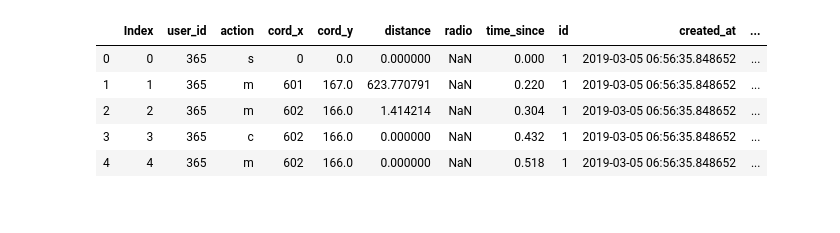
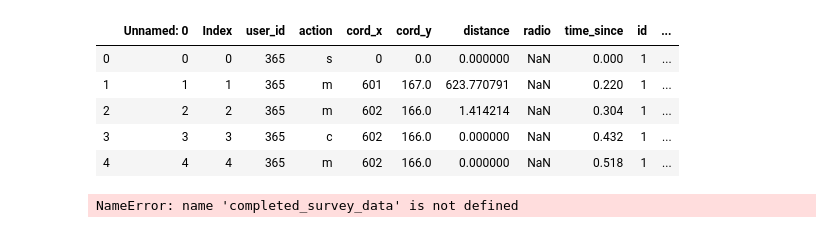
Before and after one commit to dachosen1/Validating-psychometric-survey-responses, a Jupyter notebook: Models/Q1_Mouse Activity/Parsing Distance.ipynb, the cells around one changed output. Drawn from its saved outputs; the diff is of its cells as text; code cells hidden in the pictures.

Commit message:
Modified parsing distance to per page

```diff
--- a/Models/Q1_Mouse Activity/Parsing Distance.ipynb
+++ b/Models/Q1_Mouse Activity/Parsing Distance.ipynb
@@ -7,17 +9,17 @@ from tensorflow.keras.preprocessing.text import Tokenizer
 # %%
 # set working directory (Change for youe)
 os.chdir('C:/Users/ander/Google Drive/Columbia/Fall 2019/Capstone/Dotin-Columbia-Castone-Team-Alpha-')
 
 # initilize path
-mouse_flat_path = 'Data/Clean Data/mouse_flat_v3.csv'
+mouse_flat_path = 'Data/Clean Data/mouse_flat_v4.csv'
 
 # read file
 data = pd.read_csv(mouse_flat_path)
 data.head()
 # %% [output]
-|  | Index | user_id | action | cord_x | cord_y | distance | radio | time_since | id | created_at | ... |
-| 0 | 0 | 365 | s | 0 | 0.0 | 0.000000 | NaN | 0.000 | 1 | 2019-03-05 06:56:35.848652 | ... |
-| 1 | 1 | 365 | m | 601 | 167.0 | 623.770791 | NaN | 0.220 | 1 | 2019-03-05 06:56:35.848652 | ... |
-| 2 | 2 | 365 | m | 602 | 166.0 | 1.414214 | NaN | 0.304 | 1 | 2019-03-05 06:56:35.848652 | ... |
-| 3 | 3 | 365 | c | 602 | 166.0 | 0.000000 | NaN | 0.432 | 1 | 2019-03-05 06:56:35.848652 | ... |
-| 4 | 4 | 365 | m | 602 | 166.0 | 0.000000 | NaN | 0.518 | 1 | 2019-03-05 06:56:35.848652 | ... |
+|  | Unnamed: 0 | Index | user_id | action | cord_x | cord_y | distance | radio | time_since | id | ... |
+| 0 | 0 | 0 | 365 | s | 0 | 0.0 | 0.000000 | NaN | 0.000 | 1 | ... |
+| 1 | 1 | 1 | 365 | m | 601 | 167.0 | 623.770791 | NaN | 0.220 | 1 | ... |
+| 2 | 2 | 2 | 365 | m | 602 | 166.0 | 1.414214 | NaN | 0.304 | 1 | ... |
+| 3 | 3 | 3 | 365 | c | 602 | 166.0 | 0.000000 | NaN | 0.432 | 1 | ... |
+| 4 | 4 | 4 | 365 | m | 602 | 166.0 | 0.000000 | NaN | 0.518 | 1 | ... |
@@ -30,4 +49,8 @@ user_completion = user_completion[user_completion['radio'] == True].reset_index(
 user_id_who_completed_survey = pd.DataFrame(user_completion['user_id'])
 completed_survey_data = data[data.user_id.isin(user_id_who_completed_survey.user_id)].reset_index()
 completed_survey_data = completed_survey_data.drop(columns = ['Index','index'])
+# %%
+len(set(completed_survey_data.user_id))
+# %% [output]
+NameError: name 'completed_survey_data' is not defined
 # %%
```
Also changed, not shown: parts of 66 cells of this notebook.
